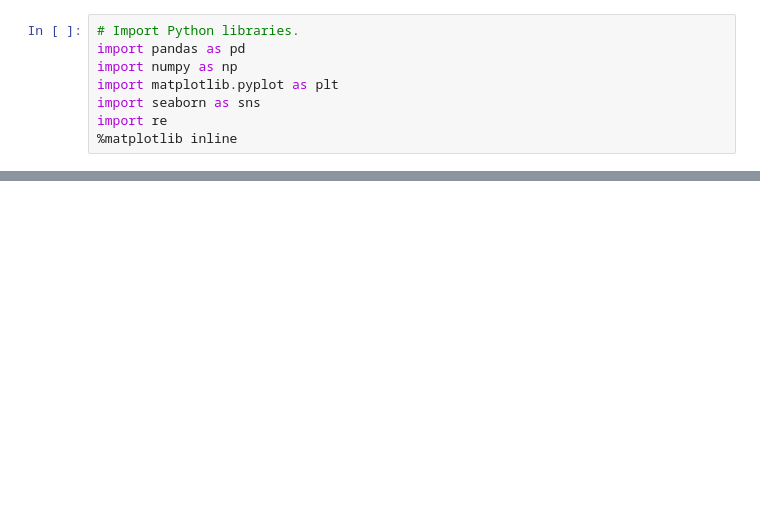
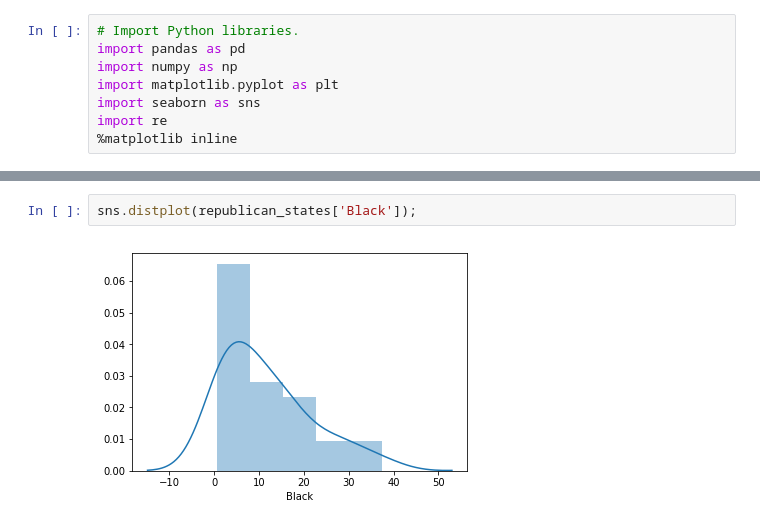
Before and after one commit to akim2034/Thinkful_DS_Bootcamp, a Jupyter notebook: Unit 1/Lesson 5 - Unit 1 Capstone/US Election 2016 Analysis - Unit 1 Capstone.ipynb, the cells around one changed output, grey strips where cells are left out. Drawn from its saved outputs; the diff is of its cells as text; blank space fills up the shorter version.

```diff
--- a/Unit 1/Lesson 5 - Unit 1 Capstone/US Election 2016 Analysis - Unit 1 Capstone.ipynb
+++ b/Unit 1/Lesson 5 - Unit 1 Capstone/US Election 2016 Analysis - Unit 1 Capstone.ipynb
@@ -61,0 +205,4 @@ sns.boxplot(county_facts['RHI425214']);
+# %%
+sns.distplot(republican_states['Black']);
+# %% [output]
+[figure, added]
```
Also changed, not shown: parts of 32 cells of this notebook, 3 other files.
